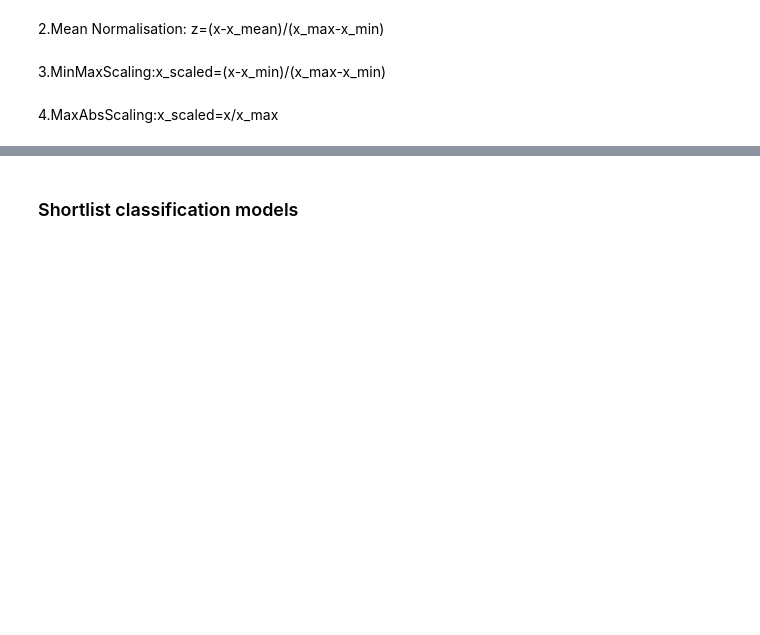
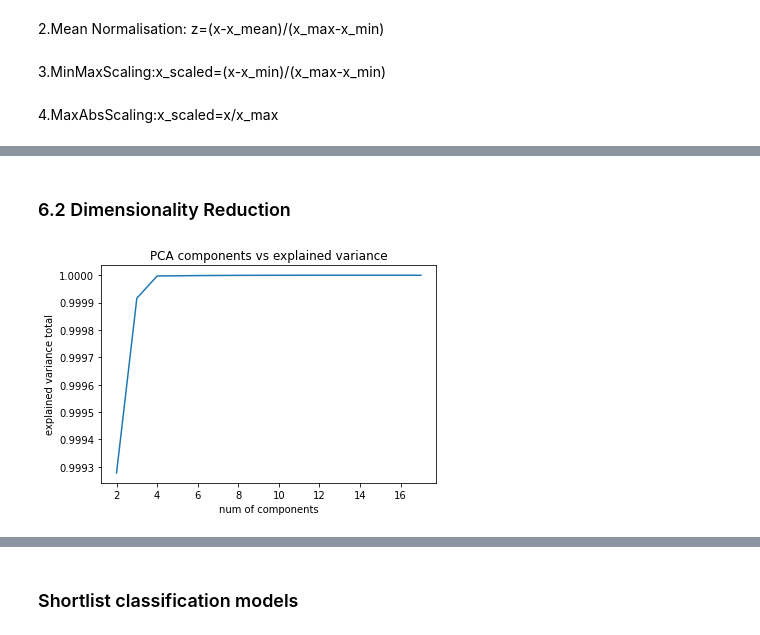
Before and after one commit to shubh1608/Jupyter-Notebook-Template, a Jupyter notebook: notebok_template.ipynb, the cells around one changed output, grey strips where cells are left out. Cells and saved outputs as stored; diff of their text form; code cells hidden in the pictures; blank space fills up the shorter version.

```diff
--- a/notebok_template.ipynb
+++ b/notebok_template.ipynb
@@ -609,5 +658,5 @@ x_test = test_set.drop(columns=[target])
 # %%
-for cols in numerical_columns:
+for col in ['Mortgage', 'CCAvg', 'Income']:
     outliers_TopCoding_quantile(x_train,x_test,cols)
     outliers_BottomCoding_quantile(x_train,x_test,cols)
 # %% [markdown]
@@ -626,6 +675,10 @@ def outliers_BottomCoding_gaussian(x_train,x_test,variable):
     Lower_fence = x_train[variable].mean()-3*x_train[variable].std()
     x_train.loc[x_train[variable]<Lower_fence, variable] = Lower_fence
     x_test.loc[x_test[variable]<Lower_fence, variable] = Lower_fence
+# %%
+for col in ['Age', 'Experience', 'ZIP Code']:
+    outliers_TopCoding_gaussian(x_train, x_test, col)
+    outliers_BottomCoding_gaussian(x_train, x_test, col)
 # %% [markdown]
 Next step will be to convert these non-normal distribution to normal.
 # %%
@@ -726,7 +787,7 @@ def impute_data(df_cleaned, impute_strategy=None, cols_to_standardize=None):
           df.values).transform(df.values)
         df = pd.DataFrame(data=arr, index=df.index.values, columns=df.columns.values)
     if cols_to_standardize != None:
-        cols_to_standardize = list(set(cols_to_standardize) &amp;amp; set(df.columns.values))
+        cols_to_standardize = list(set(cols_to_standardize) & set(df.columns.values))
         df[cols_to_standardize] = df[cols_to_standardize].astype('float')
         df[cols_to_standardize] = pd.DataFrame(data=MinMaxScaler().fit(
           df[cols_to_standardize]).transform(df[cols_to_standardize]),
@@ -822,0 +814,2 @@ NOTE: What if our categorical attribute has large number of categories, like cou
+# %%
+x_train[numerical_columns] = impute_data(x_train[numerical_columns], 'model_progressive')
@@ -960,0 +1077,19 @@ In above pipeline class, instead of mentioning the transformer we can specify "d
+# %% [markdown]
+### 6.2 Dimensionality Reduction
+# %%
+variance = []
+for num_components in range(2,len(x_train.columns)):
+    #print('Aplying PCA with',num_components,'components:')
+    pca = PCA(n_components=num_components)
+    pca.fit(x_train)
+    #print('explained variance ratio:',np.sum(pca.explained_variance_ratio_))
+    variance.append(np.sum(pca.explained_variance_ratio_))
+
+plt.figure()
+plt.plot(range(2,len(x_train.columns)),variance)
+plt.xlabel('num of components')
+plt.ylabel('explained variance total')
+plt.title('PCA components vs explained variance')
+plt.show()
+# %% [output]
+[figure, added]
```
Also changed, not shown: parts of 116 cells of this notebook.
